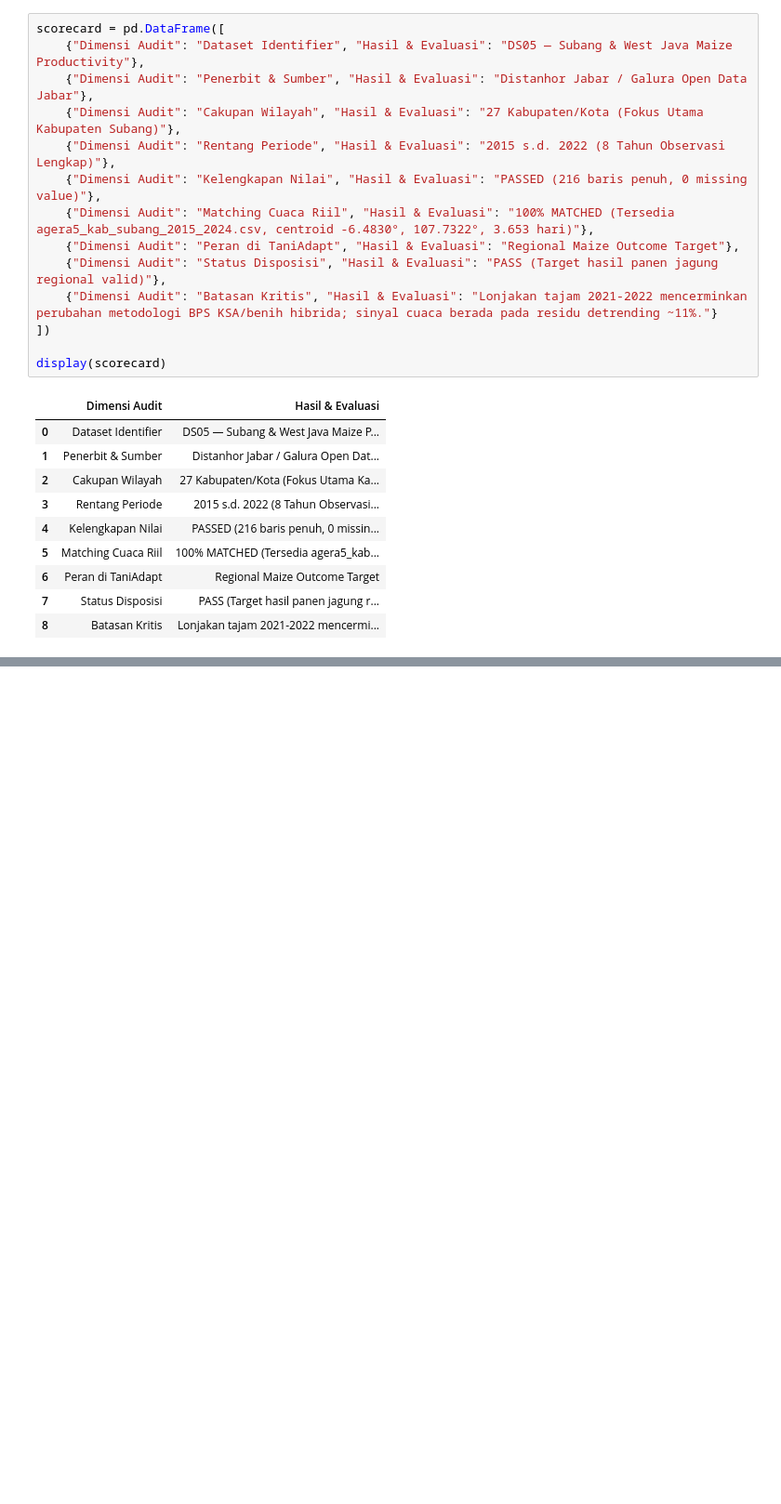
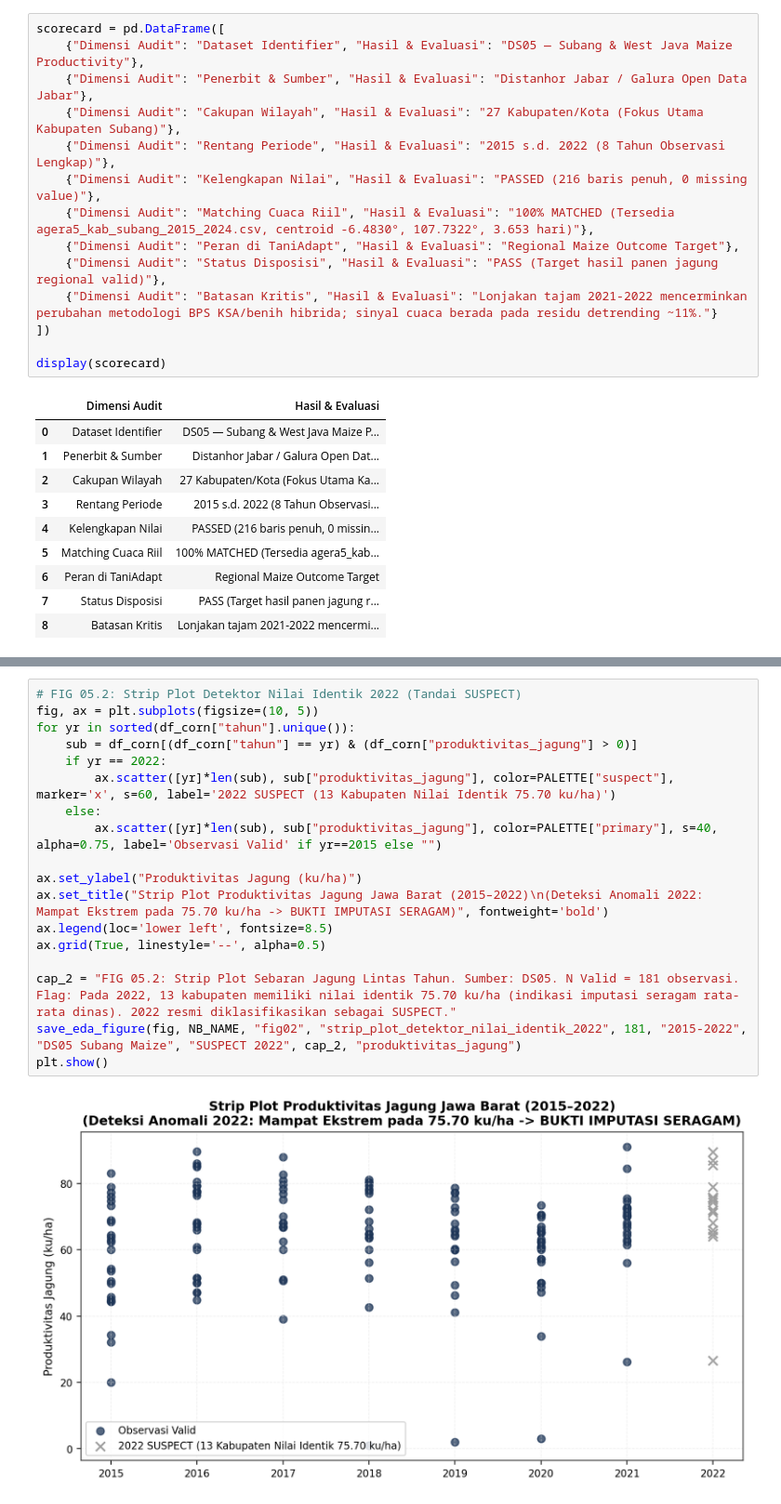
Before and after one commit to fathirrizkifadillah/research_taniadapt, a Jupyter notebook: notebook/05_subang_maize_productivity.ipynb, the cells around one changed output, grey strips where cells are left out. Shown at 93% size. Saved outputs shown, nothing was run; the diff lists cells and outputs as text; blank space fills up the shorter version.

```diff
--- a/notebook/05_subang_maize_productivity.ipynb
+++ b/notebook/05_subang_maize_productivity.ipynb
@@ -430,0 +311,20 @@ SUCCESS: Notebook 05 EDA completed and JSON written!
+# %%
+# FIG 05.2: Strip Plot Detektor Nilai Identik 2022 (Tandai SUSPECT)
+fig, ax = plt.subplots(figsize=(10, 5))
+for yr in sorted(df_corn["tahun"].unique()):
+    sub = df_corn[(df_corn["tahun"] == yr) & (df_corn["produktivitas_jagung"] > 0)]
+    if yr == 2022:
+        ax.scatter([yr]*len(sub), sub["produktivitas_jagung"], color=PALETTE["suspect"], marker='x', s=60, label='2022 SUSPECT (13 Kabupaten Nilai Identik 75.70 ku/ha)')
+    else:
+        ax.scatter([yr]*len(sub), sub["produktivitas_jagung"], color=PALETTE["primary"], s=40, alpha=0.75, label='Observasi Valid' if yr==2015 else "")
+
+ax.set_ylabel("Produktivitas Jagung (ku/ha)")
+ax.set_title("Strip Plot Produktivitas Jagung Jawa Barat (2015–2022)\n(Deteksi Anomali 2022: Mampat Ekstrem pada 75.70 ku/ha -> BUKTI IMPUTASI SERAGAM)", fontweight='bold')
+ax.legend(loc='lower left', fontsize=8.5)
+ax.grid(True, linestyle='--', alpha=0.5)
+
+cap_2 = "FIG 05.2: Strip Plot Sebaran Jagung Lintas Tahun. Sumber: DS05. N Valid = 181 observasi. Flag: Pada 2022, 13 kabupaten memiliki nilai identik 75.70 ku/ha (indikasi imputasi seragam rata-rata dinas). 2022 resmi diklasifikasikan sebagai SUSPECT."
+save_eda_figure(fig, NB_NAME, "fig02", "strip_plot_detektor_nilai_identik_2022", 181, "2015-2022", "DS05 Subang Maize", "SUSPECT 2022", cap_2, "produktivitas_jagung")
+plt.show()
+# %% [output]
+[figure, added]
```
Also changed, not shown: parts of 16 cells of this notebook, 33 other files.
